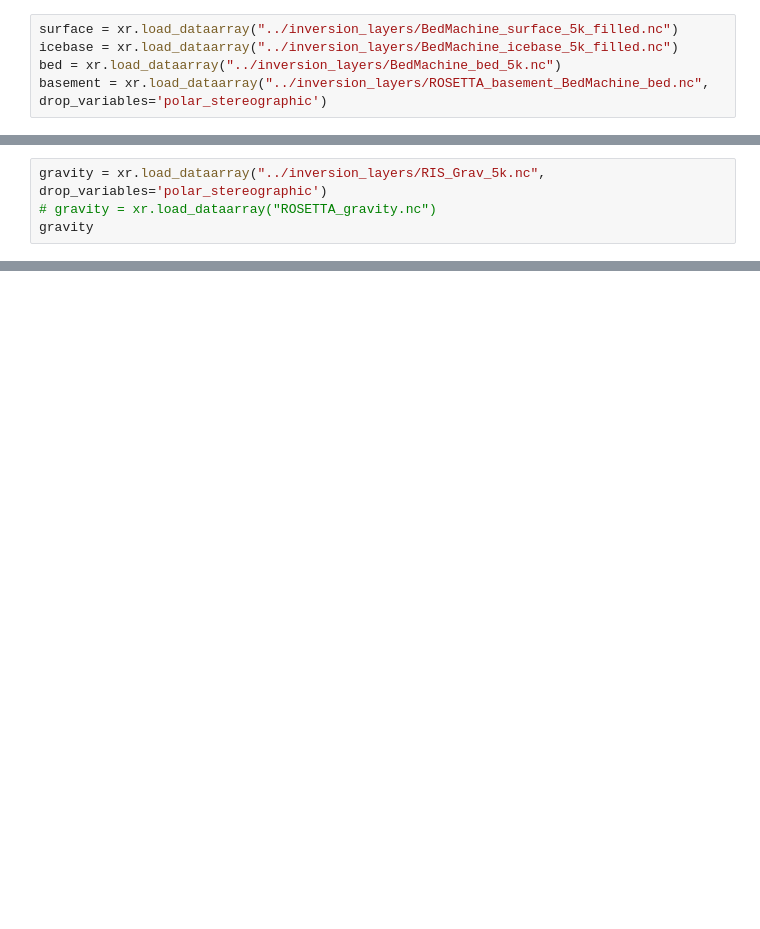
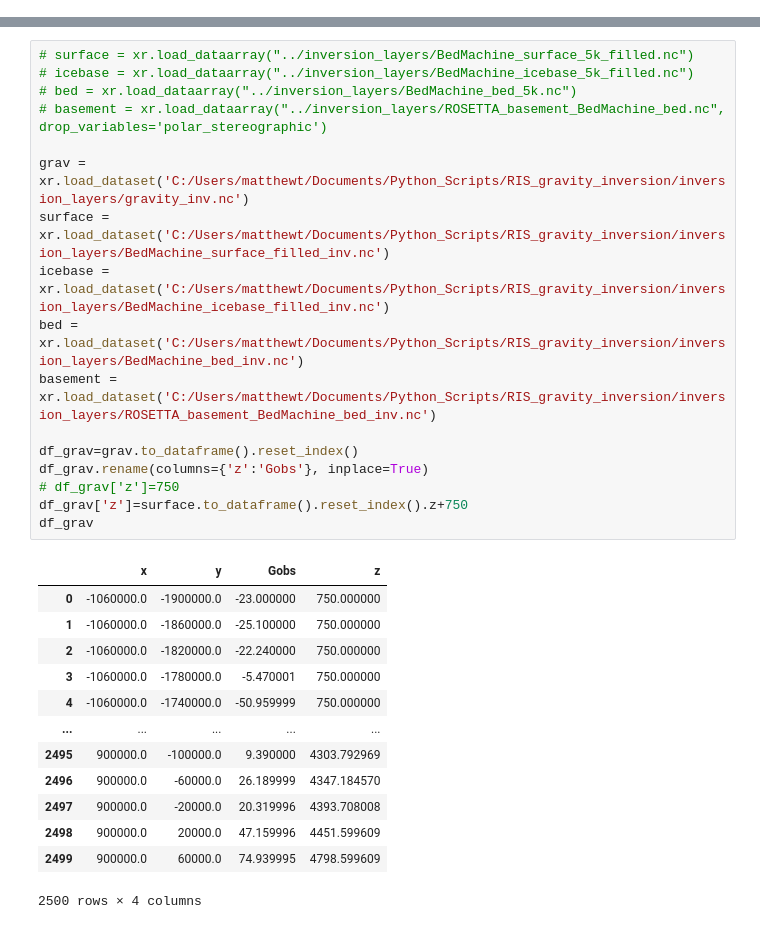
Before and after one commit to mdtanker/RIS_gravity_inversion, a Jupyter notebook: Fatiando/forward_layers_bedmachine.ipynb, the cells around one changed output, grey strips where cells are left out. Cells and saved outputs as stored; diff of their text form; blank space fills up the shorter version.

```diff
--- a/Fatiando/forward_layers_bedmachine.ipynb
+++ b/Fatiando/forward_layers_bedmachine.ipynb
@@ -38,5 +40,0 @@ grav_spacing = 20_000
-# %%
-surface = xr.load_dataarray("../inversion_layers/BedMachine_surface_5k_filled.nc")
-icebase = xr.load_dataarray("../inversion_layers/BedMachine_icebase_5k_filled.nc")
-bed = xr.load_dataarray("../inversion_layers/BedMachine_bed_5k.nc")
-basement = xr.load_dataarray("../inversion_layers/ROSETTA_basement_BedMachine_bed.nc", drop_variables='polar_stereographic')
@@ -294,4 +40,0 @@ pygmt.surface(x=gravity.x, y=gravity.y, z=gravity.FAG_levelled,
-# %%
-gravity = xr.load_dataarray("../inversion_layers/RIS_Grav_5k.nc", drop_variables='polar_stereographic')
-# gravity = xr.load_dataarray("ROSETTA_gravity.nc")
-gravity
@@ -325,0 +60,31 @@ plt.show()
+# %%
+# surface = xr.load_dataarray("../inversion_layers/BedMachine_surface_5k_filled.nc")
+# icebase = xr.load_dataarray("../inversion_layers/BedMachine_icebase_5k_filled.nc")
+# bed = xr.load_dataarray("../inversion_layers/BedMachine_bed_5k.nc")
+# basement = xr.load_dataarray("../inversion_layers/ROSETTA_basement_BedMachine_bed.nc", drop_variables='polar_stereographic')
+
+grav = xr.load_dataset('C:/Users/matthewt/Documents/Python_Scripts/RIS_gravity_inversion/inversion_layers/gravity_inv.nc')
+surface = xr.load_dataset('C:/Users/matthewt/Documents/Python_Scripts/RIS_gravity_inversion/inversion_layers/BedMachine_surface_filled_inv.nc')
+icebase = xr.load_dataset('C:/Users/matthewt/Documents/Python_Scripts/RIS_gravity_inversion/inversion_layers/BedMachine_icebase_filled_inv.nc')
+bed = xr.load_dataset('C:/Users/matthewt/Documents/Python_Scripts/RIS_gravity_inversion/inversion_layers/BedMachine_bed_inv.nc')
+basement = xr.load_dataset('C:/Users/matthewt/Documents/Python_Scripts/RIS_gravity_inversion/inversion_layers/ROSETTA_basement_BedMachine_bed_inv.nc')
+
+df_grav=grav.to_dataframe().reset_index()
+df_grav.rename(columns={'z':'Gobs'}, inplace=True)
+# df_grav['z']=750
+df_grav['z']=surface.to_dataframe().reset_index().z+750
+df_grav
+# %% [output]
+|  | x | y | Gobs | z |
+| 0 | -1060000.0 | -1900000.0 | -23.000000 | 750.000000 |
+| 1 | -1060000.0 | -1860000.0 | -25.100000 | 750.000000 |
+| 2 | -1060000.0 | -1820000.0 | -22.240000 | 750.000000 |
+| 3 | -1060000.0 | -1780000.0 | -5.470001 | 750.000000 |
+| 4 | -1060000.0 | -1740000.0 | -50.959999 | 750.000000 |
+| ... | ... | ... | ... | ... |
+| 2495 | 900000.0 | -100000.0 | 9.390000 | 4303.792969 |
+| 2496 | 900000.0 | -60000.0 | 26.189999 | 4347.184570 |
+| 2497 | 900000.0 | -20000.0 | 20.319996 | 4393.708008 |
+| 2498 | 900000.0 | 20000.0 | 47.159996 | 4451.599609 |
+| 2499 | 900000.0 | 60000.0 | 74.939995 | 4798.599609 |
+2500 rows × 4 columns
```
Also changed, not shown: parts of 37 cells of this notebook, 6 other files.
